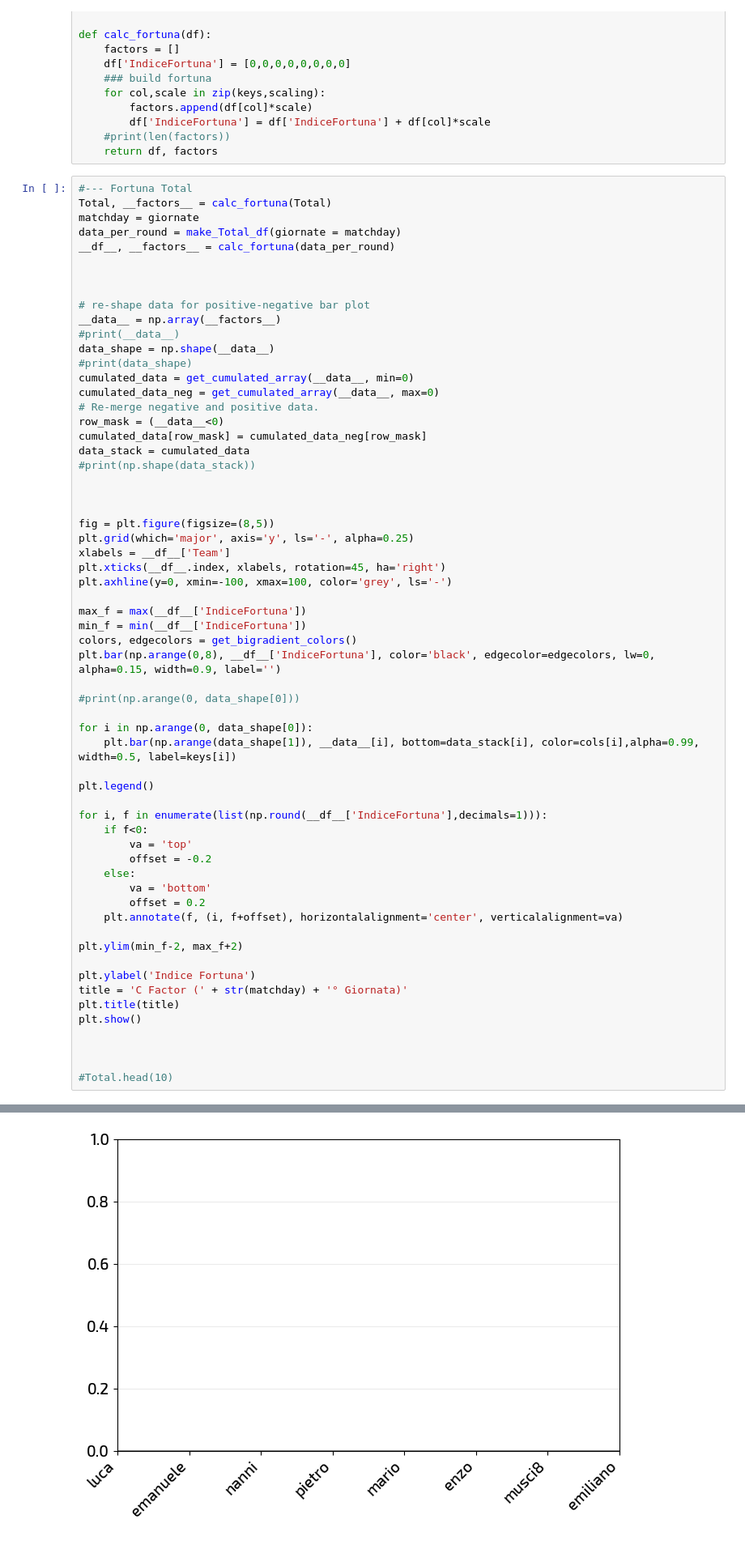
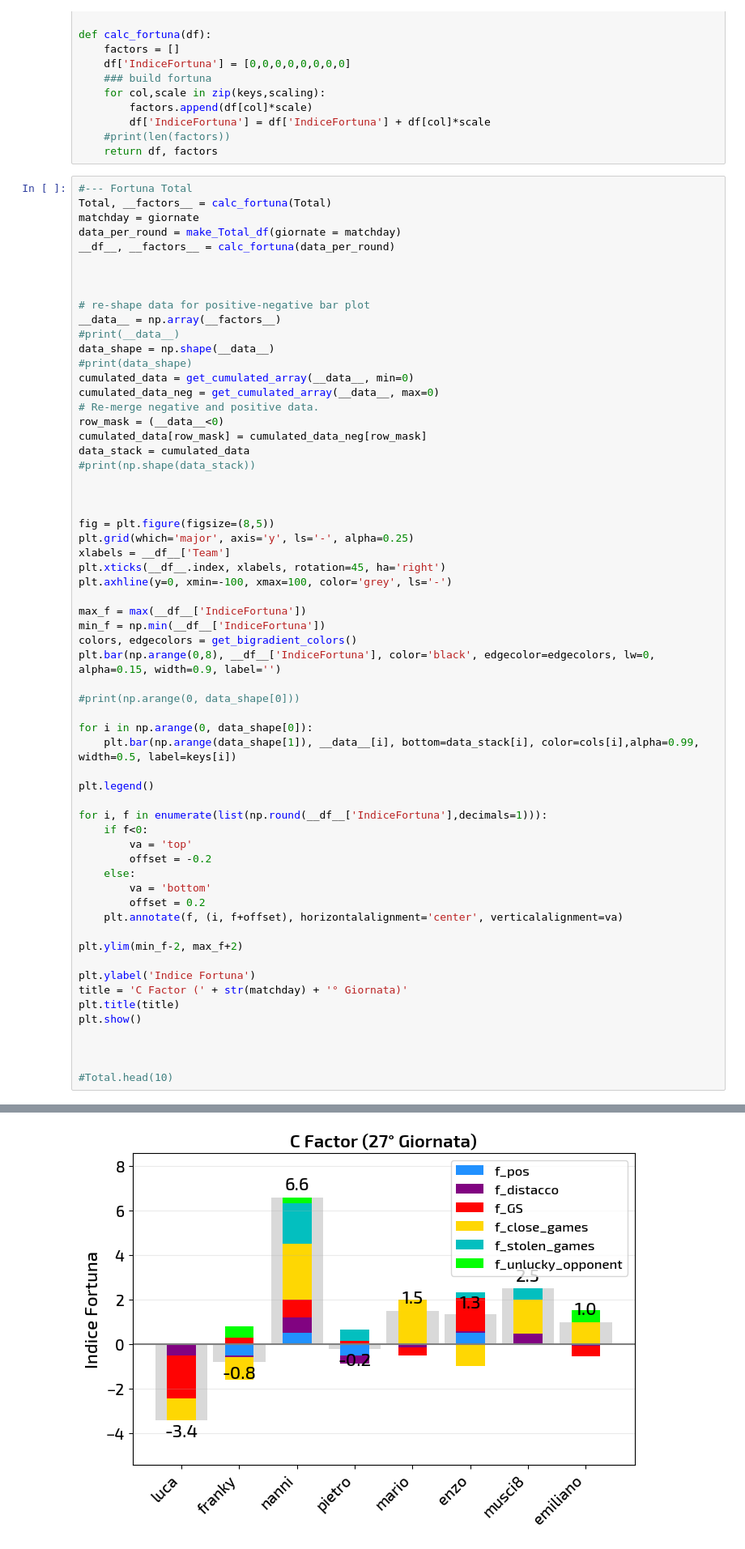
Before and after one commit to lucaagozzino/Fantapalla_simulazioni, a Jupyter notebook: IGNOBEL/FantapallaStats.ipynb, the cells around one changed output, grey strips where cells are left out. Shown at 81% size. Cells and saved outputs as stored; diff of their text form.

```diff
--- a/IGNOBEL/FantapallaStats.ipynb
+++ b/IGNOBEL/FantapallaStats.ipynb
@@ -960,7 +974,7 @@ plt.xticks(__df__.index, xlabels, rotation=45, ha='right')
 plt.axhline(y=0, xmin=-100, xmax=100, color='grey', ls='-')
 
 max_f = max(__df__['IndiceFortuna'])
-min_f = min(__df__['IndiceFortuna'])
+min_f = np.min(__df__['IndiceFortuna'])
 colors, edgecolors = get_bigradient_colors()
 plt.bar(np.arange(0,8), __df__['IndiceFortuna'], color='black', edgecolor=edgecolors, lw=0, alpha=0.15, width=0.9, label='')
 
@@ -995,2 +1008,2 @@ TypeError: 'float' object is not callable
-[figure, old version]
+[figure, new version]
 # %%
```
Also changed, not shown: parts of 30 cells of this notebook, 25 other files.
